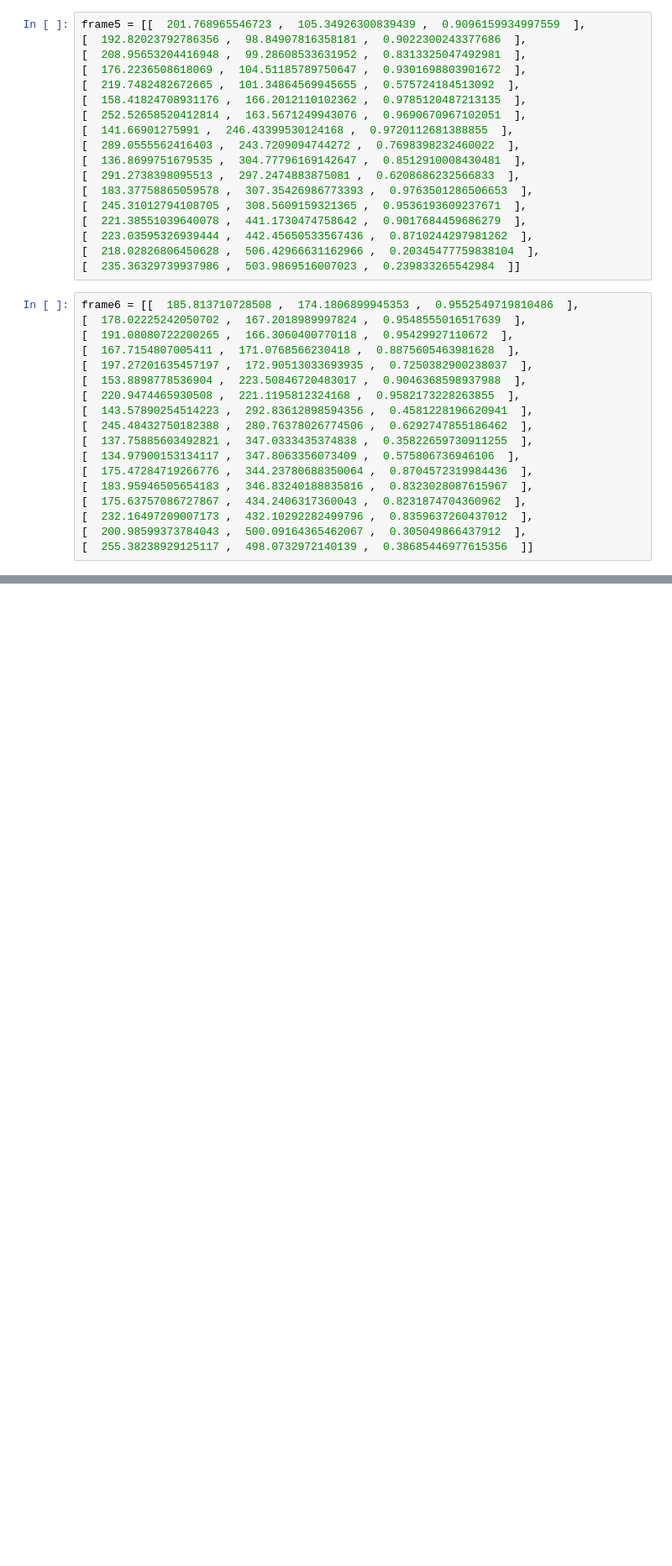
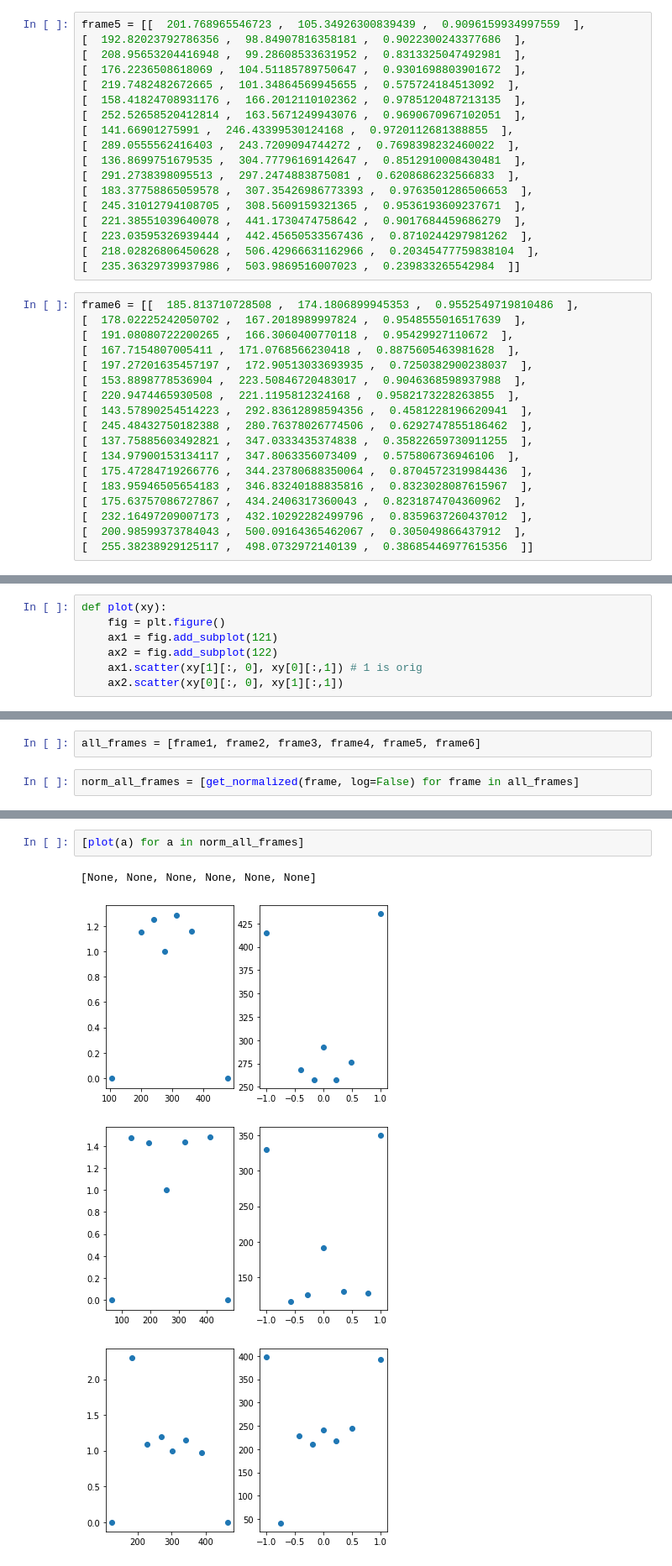
Before and after one commit to nuwandavek/getfit, a Jupyter notebook: analysis.ipynb, the cells around one changed output, grey strips where cells are left out. Shown: that part at 84% size. Cells and saved outputs as stored; diff of their text form; blank space fills up the shorter version.

```diff
--- a/analysis.ipynb
+++ b/analysis.ipynb
@@ -260,0 +234,7 @@ array([[ 1.27857796, -2.11513498],
+# %%
+def plot(xy):
+    fig = plt.figure()
+    ax1 = fig.add_subplot(121)
+    ax2 = fig.add_subplot(122)
+    ax1.scatter(xy[1][:, 0], xy[0][:,1]) # 1 is orig
+    ax2.scatter(xy[0][:, 0], xy[1][:,1])
@@ -260,0 +245,4 @@ array([[ 1.27857796, -2.11513498],
+# %%
+all_frames = [frame1, frame2, frame3, frame4, frame5, frame6]
+# %%
+norm_all_frames = [get_normalized(frame, log=False) for frame in all_frames]
@@ -260,0 +255,7 @@ array([[ 1.27857796, -2.11513498],
+# %%
+[plot(a) for a in norm_all_frames]
+# %% [output]
+[None, None, None, None, None, None]
+[figure, added]
+[figure, added]
+[figure, added]
```
Also changed, not shown: parts of 12 cells of this notebook, 3 other files.
